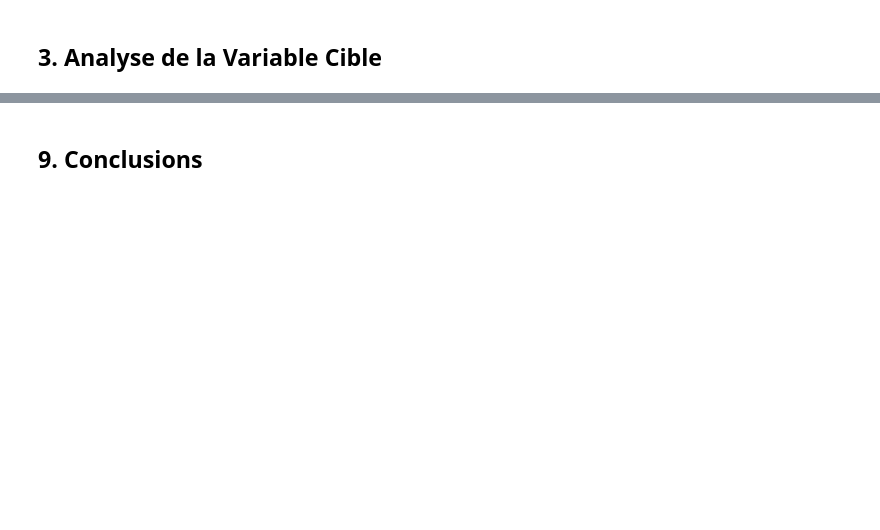
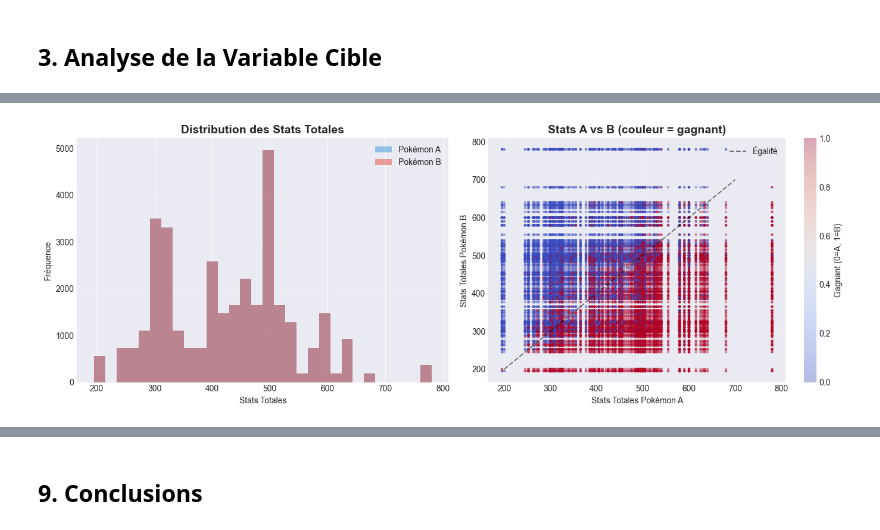
Before and after one commit to benjsant/lets-go-predictiondex, a Jupyter notebook: notebooks/01_exploration.ipynb, the cells around one changed output, grey strips where cells are left out. Saved outputs shown, nothing was run; the diff lists cells and outputs as text; code cells hidden in the pictures; blank space fills up the shorter version.

```diff
--- a/notebooks/01_exploration.ipynb
+++ b/notebooks/01_exploration.ipynb
@@ -358,0 +238,28 @@ plt.show()
+# %%
+# Comparaison des stats totales
+fig, axes = plt.subplots(1, 2, figsize=(14, 5))
+
+# Distribution a_total_stats vs b_total_stats
+axes[0].hist(df_raw['a_total_stats'], bins=30, alpha=0.5, label='Pokémon A', color='#3498db')
+axes[0].hist(df_raw['b_total_stats'], bins=30, alpha=0.5, label='Pokémon B', color='#e74c3c')
+axes[0].set_title('Distribution des Stats Totales', fontsize=14, fontweight='bold')
+axes[0].set_xlabel('Stats Totales')
+axes[0].set_ylabel('Fréquence')
+axes[0].legend()
+axes[0].grid(axis='y', alpha=0.3)
+
+# Scatter plot: stats totales A vs B, coloré par gagnant
+scatter = axes[1].scatter(df_raw['a_total_stats'], df_raw['b_total_stats'],
+                          c=df_raw['winner'], cmap='coolwarm', alpha=0.3, s=5)
+axes[1].set_xlabel('Stats Totales Pokémon A')
+axes[1].set_ylabel('Stats Totales Pokémon B')
+axes[1].set_title('Stats A vs B (couleur = gagnant)', fontsize=14, fontweight='bold')
+axes[1].plot([200, 700], [200, 700], 'k--', alpha=0.5, label='Égalité')  # Ligne d'égalité
+axes[1].legend()
+axes[1].grid(alpha=0.3)
+plt.colorbar(scatter, ax=axes[1], label='Gagnant (0=A, 1=B)')
+
+plt.tight_layout()
+plt.show()
+# %% [output]
+[figure, added]
```
Also changed, not shown: parts of 49 cells of this notebook, 51 other files.
